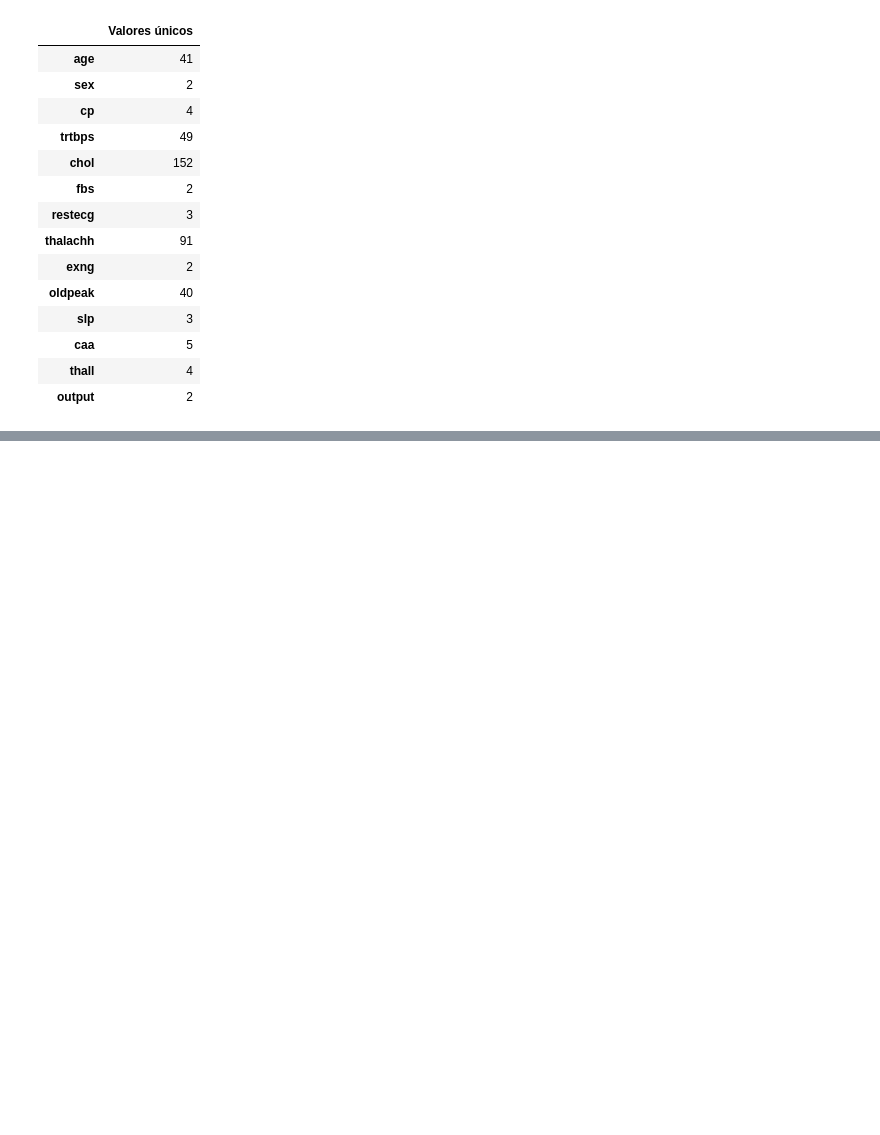
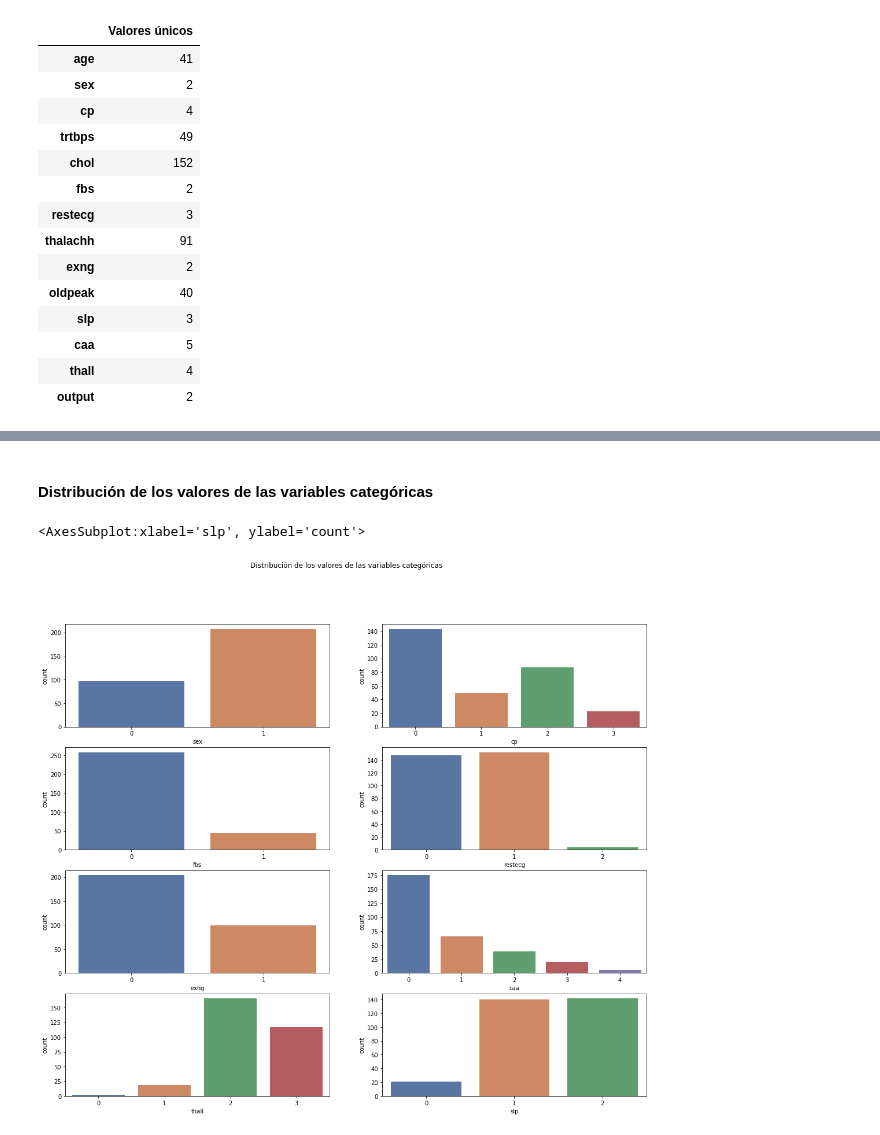
Before and after one commit to jaimesz11/Ataques_al_corazon-Clasificacion_y_analisis, a Jupyter notebook: Notebook/Notebook.ipynb, the cells around one changed output, grey strips where cells are left out. Cells and saved outputs as stored; diff of their text form; code cells hidden in the pictures; blank space fills up the shorter version.

```diff
--- a/Notebook/Notebook.ipynb
+++ b/Notebook/Notebook.ipynb
@@ -67,0 +223,18 @@ pd.DataFrame(diccionario, index = ["Valores únicos"]).transpose()
+# %% [markdown]
+#### Distribución de los valores de las variables categóricas
+# %%
+fig, axs = plt.subplots(4, 2, figsize = (18, 15))
+
+fig.suptitle('Distribución de los valores de las variables categóricas')
+
+sns.countplot(x = var_categoricas[0], data = df, palette = 'deep', ax = axs[0, 0])
+sns.countplot(x = var_categoricas[1], data = df, palette = 'deep', ax = axs[0, 1])
+sns.countplot(x = var_categoricas[2], data = df, palette = 'deep', ax = axs[1, 0])
+sns.countplot(x = var_categoricas[3], data = df, palette = 'deep', ax = axs[1, 1])
+sns.countplot(x = var_categoricas[4], data = df, palette = 'deep', ax = axs[2, 0])
+sns.countplot(x = var_categoricas[5], data = df, palette = 'deep', ax = axs[2, 1])
+sns.countplot(x = var_categoricas[6], data = df, palette = 'deep', ax = axs[3, 0])
+sns.countplot(x = var_categoricas[7], data = df, palette = 'deep', ax = axs[3, 1])
+# %% [output]
+<AxesSubplot:xlabel='slp', ylabel='count'>
+[figure, added]
```
Also changed, not shown: parts of 14 cells of this notebook.
